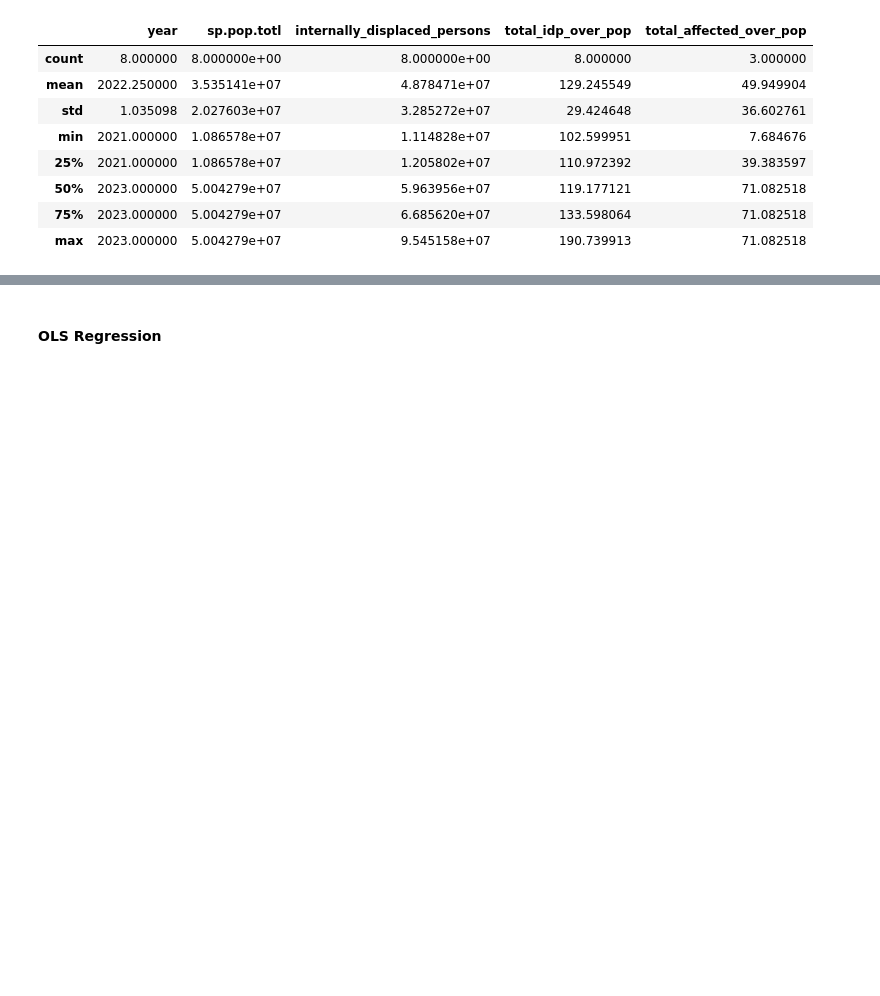
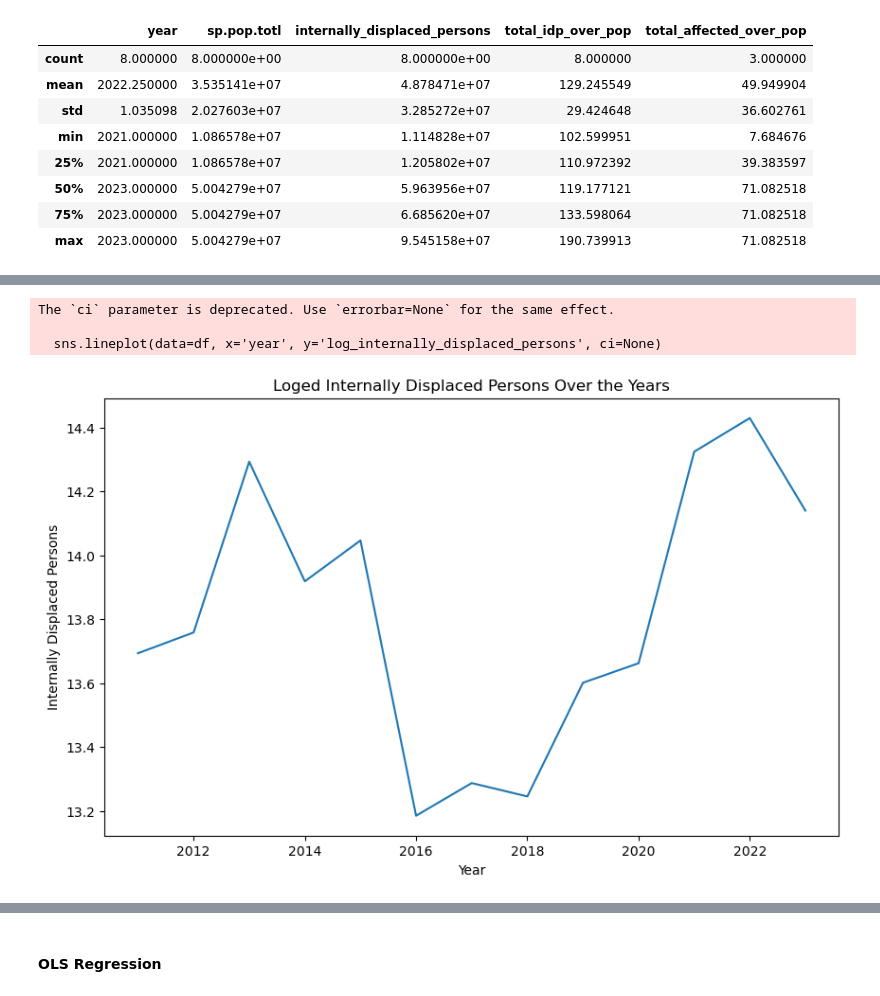
Before and after one commit to emijlop/climate-migration-project, a Jupyter notebook: 003_crossval_elena.ipynb, the cells around one changed output, grey strips where cells are left out. Cells and saved outputs as stored; diff of their text form; code cells hidden in the pictures; blank space fills up the shorter version.

```diff
--- a/003_crossval_elena.ipynb
+++ b/003_crossval_elena.ipynb
@@ -157,0 +193,14 @@ strong multicollinearity or other numerical problems.
+# %%
+# log the target varibale and then plot it again with a line
+df['log_internally_displaced_persons'] = np.log1p(df['internally_displaced_persons'])
+plt.figure(figsize=(10, 6))
+sns.lineplot(data=df, x='year', y='log_internally_displaced_persons', ci=None)
+plt.title('Loged Internally Displaced Persons Over the Years')
+plt.xlabel('Year')
+plt.ylabel('Internally Displaced Persons')
+plt.show()
+# %% [output]
+The `ci` parameter is deprecated. Use `errorbar=None` for the same effect.
+
+  sns.lineplot(data=df, x='year', y='log_internally_displaced_persons', ci=None)
+[figure, added]
```
Also changed, not shown: parts of 8 cells of this notebook, 6 other files.
